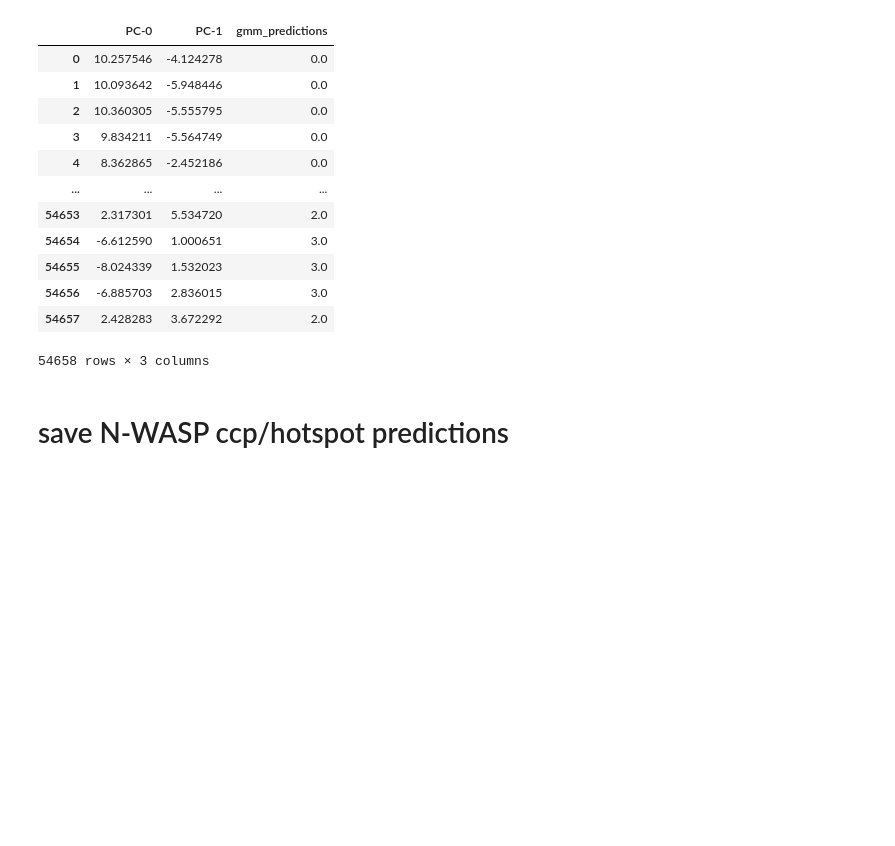
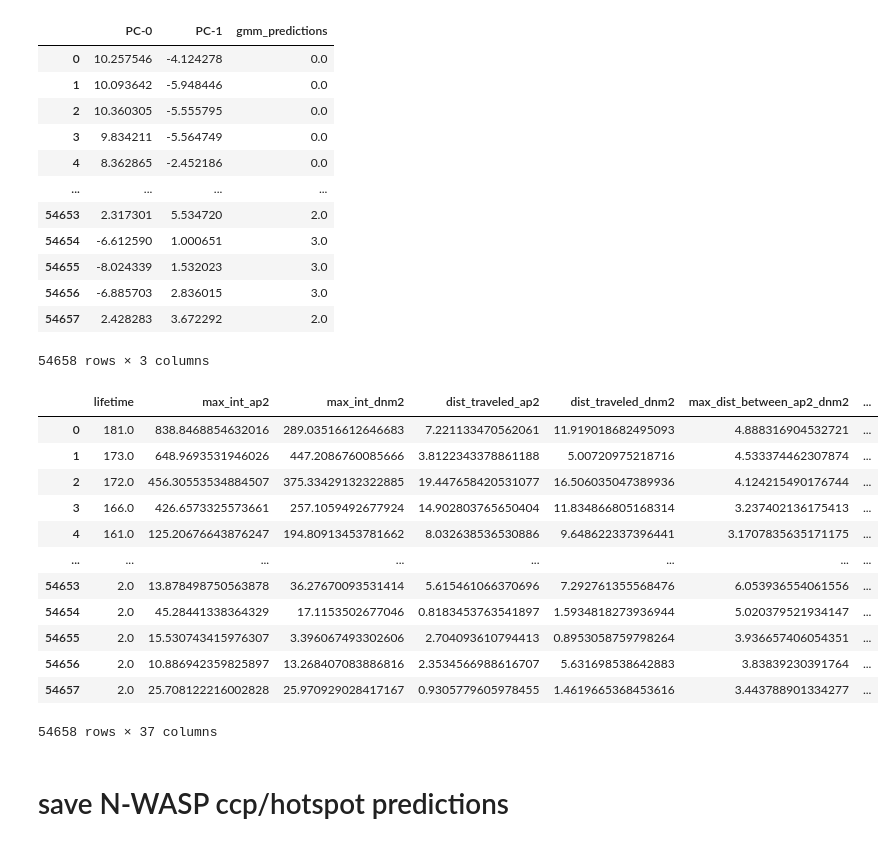
Before and after one commit to DrubinBarnes/Jin_Shirazinejad_et_al_branched_actin_manuscript, a Jupyter notebook: analysis/nb07_integrate_new_data.ipynb, the cells around one changed output. Cells and saved outputs as stored; diff of their text form; code cells hidden in the pictures; blank space fills up the shorter version.

```diff
--- a/analysis/nb07_integrate_new_data.ipynb
+++ b/analysis/nb07_integrate_new_data.ipynb
@@ -104,7 +124,10 @@ len(all_tracks)
 valid_tracks_separate_experiments_3_color = [display_tracks.remove_tracks_by_criteria(track_set, track_category=[1]) for track_set in all_tracks]
 # merge all valid tracks into one tracks array
 merged_all_valid_tracks_3_color = merge_tools.merge_experiments(valid_tracks_separate_experiments_3_color,[list(range(len(track_set))) for track_set in valid_tracks_separate_experiments_3_color])
-experiment_number_3_channel_label = [i for i in range(8, 8+len(valid_tracks_separate_experiments_3_color)) for _ in range(len(valid_tracks_separate_experiments_3_color[i-8]))]
+experiment_number_3_channel_label = [i
+                                     for i in range(len(set(df_merged_features['experiment_number'])),
+                                                    len(set(df_merged_features['experiment_number']))+len(valid_tracks_separate_experiments_3_color))
+                                     for _ in range(len(valid_tracks_separate_experiments_3_color[i-len(set(df_merged_features['experiment_number']))]))]
 # labels for the two days of imaging
 date_of_experiment_3_channel = []
 for i in range(len(experiment_number_3_channel_label)):
@@ -121,8 +144,11 @@ for i in range(len(experiment_number_3_channel_label)):
 
         date_of_experiment_3_channel.append(200722)
 
-# labels for the number of imaging channels for each track
+# labels for the number of total imaging channels for each event, but not actually including arpc3 data until later
+# this is the number of fluorescently-edited genes in the cell line (AP2/DNM2 and now ARPC3)
 number_of_channels_label = [3 for _ in range(len(experiment_number_3_channel_label))]
+
+cell_condition = ['no_treatment' for i in range(len(experiment_number_3_channel_label))]
 # %% [output]
 The number of tracks returned: 6265
 
@@ -195,6 +223,8 @@ merged_features = np.concatenate((merged_features,
 merged_features = np.concatenate((merged_features,
                                   np.array(date_of_experiment_3_channel).reshape(merged_features.shape[0],-1)), axis=-1)
 merged_features = np.concatenate((merged_features,
+                                  np.array(cell_condition).reshape(merged_features.shape[0],-1)), axis=-1)
+merged_features = np.concatenate((merged_features,
                                   np.array(significant_dynamin2_cmeAnalysis_prediction).reshape(merged_features.shape[0],-1)), axis=-1)
 # %%
 merged_features.shape
@@ -368,6 +398,8 @@ experiment_number_nwasp_label = [i for i in range(len(valid_tracks_separate_expe
 date_of_experiment_nwasp = [180803 if i < 6 else 180718 for i in range(len(valid_tracks_separate_experiments_nwasp)) for _ in range(len(valid_tracks_separate_experiments_nwasp[i-1]))]
 # labels for the number of imaging channels for each track
 number_of_channels_label_nwasp = [3 for _ in range(len(experiment_number_nwasp_label))]
+
+cell_condition = ['no_treatment' for i in range(len(number_of_channels_label_nwasp))]
 # %% [output]
 The number of tracks returned: 7401
 
@@ -421,6 +453,8 @@ merged_features_nwasp = np.concatenate((merged_features_nwasp,
 merged_features_nwasp = np.concatenate((merged_features_nwasp,
                                   np.array(date_of_experiment_nwasp).reshape(merged_features_nwasp.shape[0],-1)), axis=-1)
 merged_features_nwasp = np.concatenate((merged_features_nwasp,
+                                  np.array(cell_condition).reshape(merged_features_nwasp.shape[0],-1)), axis=-1)
+merged_features_nwasp = np.concatenate((merged_features_nwasp,
                                   np.array(significant_dynamin2_cmeAnalysis_prediction_nwasp).reshape(merged_features_nwasp.shape[0],-1)), axis=-1)
 # %%
 scaled_features_nwasp = scaler.transform(merged_features_nwasp[:,:len(feature_units)]) # scale features to normal distribution, taking into account all previously scaled data
@@ -523,6 +557,22 @@ compression_opts = dict(method='zip',
 
 df_nwasp_data_merged_features.to_csv(unique_user_saved_outputs+'/dataframes/df_nwasp_data_merged_features.zip', index=False,
                                                  compression=compression_opts)
+# %%
+df_nwasp_data_merged_features
+# %% [output]
+|  | lifetime | max_int_ap2 | max_int_dnm2 | dist_traveled_ap2 | dist_traveled_dnm2 | max_dist_between_ap2_dnm2 | ... |
+| 0 | 181.0 | 838.8468854632016 | 289.03516612646683 | 7.221133470562061 | 11.919018682495093 | 4.888316904532721 | ... |
+| 1 | 173.0 | 648.9693531946026 | 447.2086760085666 | 3.8122343378861188 | 5.00720975218716 | 4.533374462307874 | ... |
+| 2 | 172.0 | 456.30553534884507 | 375.33429132322885 | 19.447658420531077 | 16.506035047389936 | 4.124215490176744 | ... |
+| 3 | 166.0 | 426.6573325573661 | 257.1059492677924 | 14.902803765650404 | 11.834866805168314 | 3.237402136175413 | ... |
+| 4 | 161.0 | 125.20676643876247 | 194.80913453781662 | 8.032638536530886 | 9.648622337396441 | 3.1707835635171175 | ... |
+| ... | ... | ... | ... | ... | ... | ... | ... |
+| 54653 | 2.0 | 13.878498750563878 | 36.27670093531414 | 5.615461066370696 | 7.292761355568476 | 6.053936554061556 | ... |
+| 54654 | 2.0 | 45.28441338364329 | 17.1153502677046 | 0.8183453763541897 | 1.5934818273936944 | 5.020379521934147 | ... |
+| 54655 | 2.0 | 15.530743415976307 | 3.396067493302606 | 2.704093610794413 | 0.8953058759798264 | 3.936657406054351 | ... |
+| 54656 | 2.0 | 10.886942359825897 | 13.268407083886816 | 2.3534566988616707 | 5.631698538642883 | 3.83839230391764 | ... |
+| 54657 | 2.0 | 25.708122216002828 | 25.970929028417167 | 0.9305779605978455 | 1.4619665368453616 | 3.443788901334277 | ... |
+54658 rows × 37 columns
 # %% [markdown]
 # save N-WASP ccp/hotspot predictions
 # %%
```
Also changed, not shown: parts of 7 cells of this notebook, 11 other files.
